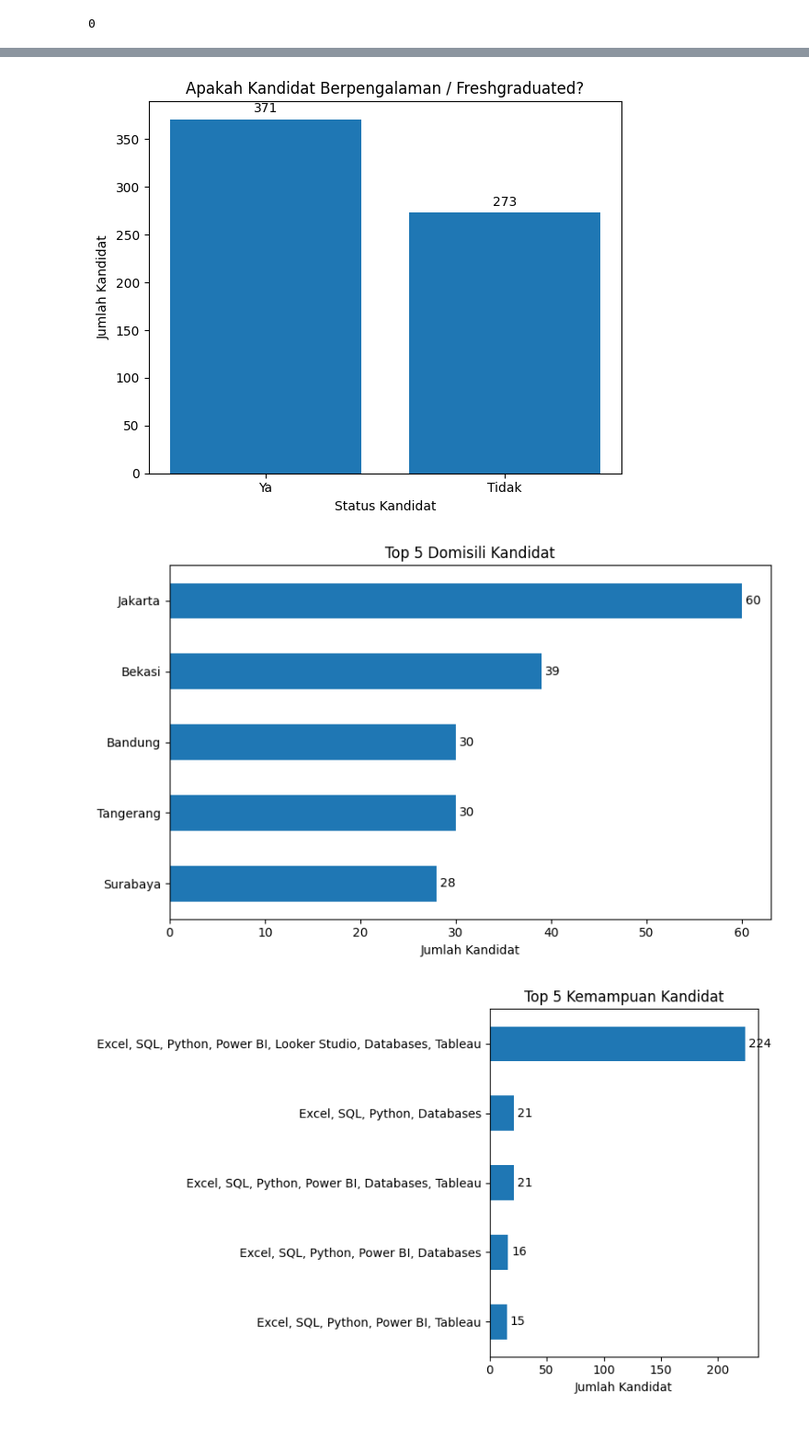
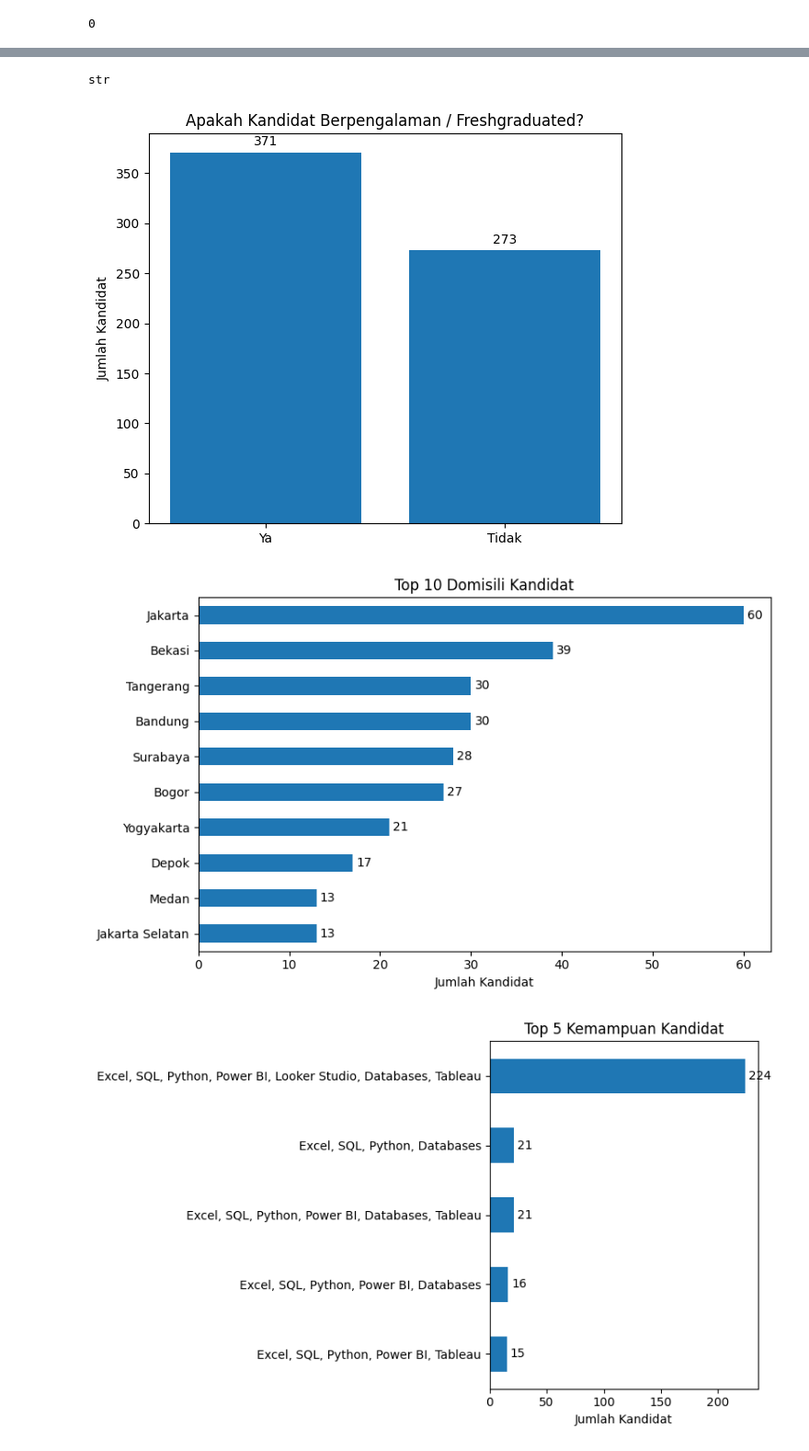
Before and after one commit to nura0201/Project-Recruitment-Analytics-Energy-Mining, a Jupyter notebook: Notebook/ExploratoryDataAnalysis.ipynb, the cells around one changed output, grey strips where cells are left out. Shown at 92% size. Cells and saved outputs as stored; diff of their text form; code cells hidden in the pictures.

```diff
--- a/Notebook/ExploratoryDataAnalysis.ipynb
+++ b/Notebook/ExploratoryDataAnalysis.ipynb
@@ -117,5 +135,11 @@ print(df.duplicated().sum())
+# %%
+print(df["Timestamp"].dtype)
+# %% [output]
+str
+# %%
+df["Timestamp"] = pd.to_datetime(df["Timestamp"])
 # %%
-# Distribusi Satus Kandidat apakah kandidat merupakan mahasiswa atau fresh graduated
+# Visualization 1: Distribusi Status Kandidat apakah kandidat merupakan mahasiswa atau fresh graduated
 import matplotlib.pyplot as plt
 
 status = df["Apakah Anda Memiliki Pengalaman Lebih Dari 1 Tahun / Fresh Graduate"].value_counts()
@@ -125,7 +149,6 @@ fig, ax = plt.subplots(figsize=(6,5))
 bars = ax.bar(status.index, status.values)
 
 ax.set_title("Apakah Kandidat Berpengalaman / Freshgraduated?")
-ax.set_xlabel("Status Kandidat")
 ax.set_ylabel("Jumlah Kandidat")
 
 # Menampilkan jumlah di atas setiap bar
@@ -135,27 +158,27 @@ plt.xticks(rotation=0)
 plt.tight_layout()
 plt.show()
 # %% [output]
-[figure, old version]
+[figure, new version]
 # %%
-# Bar chart top 5 untuk kategori domisili
-top5_domisili = df["Domisili"].value_counts().head(5)
+# Visualization 2: Bar chart top 10 untuk kategori domisili
+top10_domisili = df["Domisili"].value_counts().head(10)
 
 fig, ax = plt.subplots(figsize=(8,5))
 
-bars = top5_domisili.sort_values().plot(
+bars = top10_domisili.sort_values().plot(
     kind="barh",
     ax=ax
 )
 
-ax.set_title("Top 5 Domisili Kandidat")
+ax.set_title("Top 10 Domisili Kandidat")
 ax.set_xlabel("Jumlah Kandidat")
 ax.set_ylabel("")
 
 # Menampilkan jumlah pada setiap bar
 ax.bar_label(ax.containers[0], padding=3)
 
 plt.tight_layout()
 plt.show()
 # %% [output]
-[figure, old version]
+[figure, new version]
 # %%
```
Also changed, not shown: parts of 6 cells of this notebook, 1 other file.
